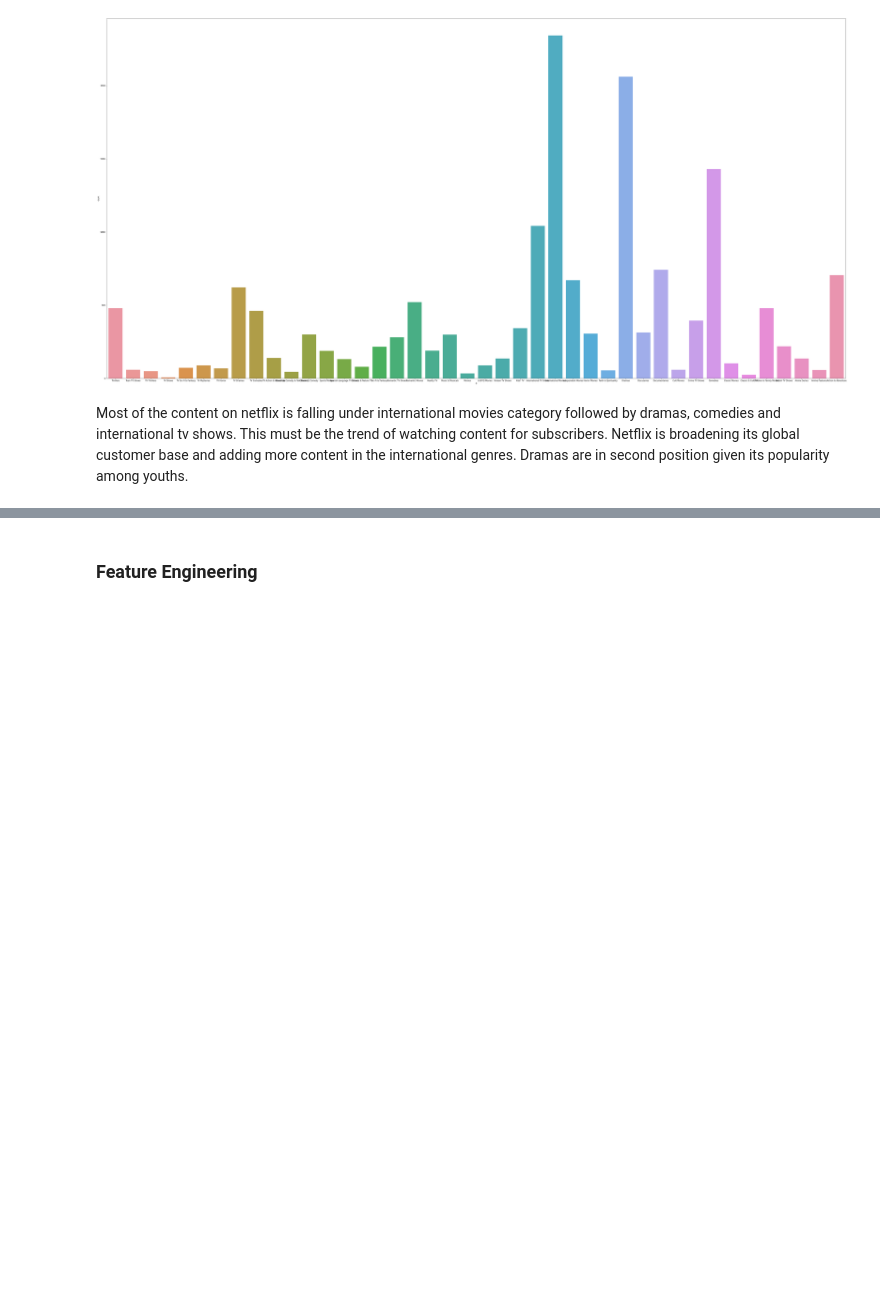
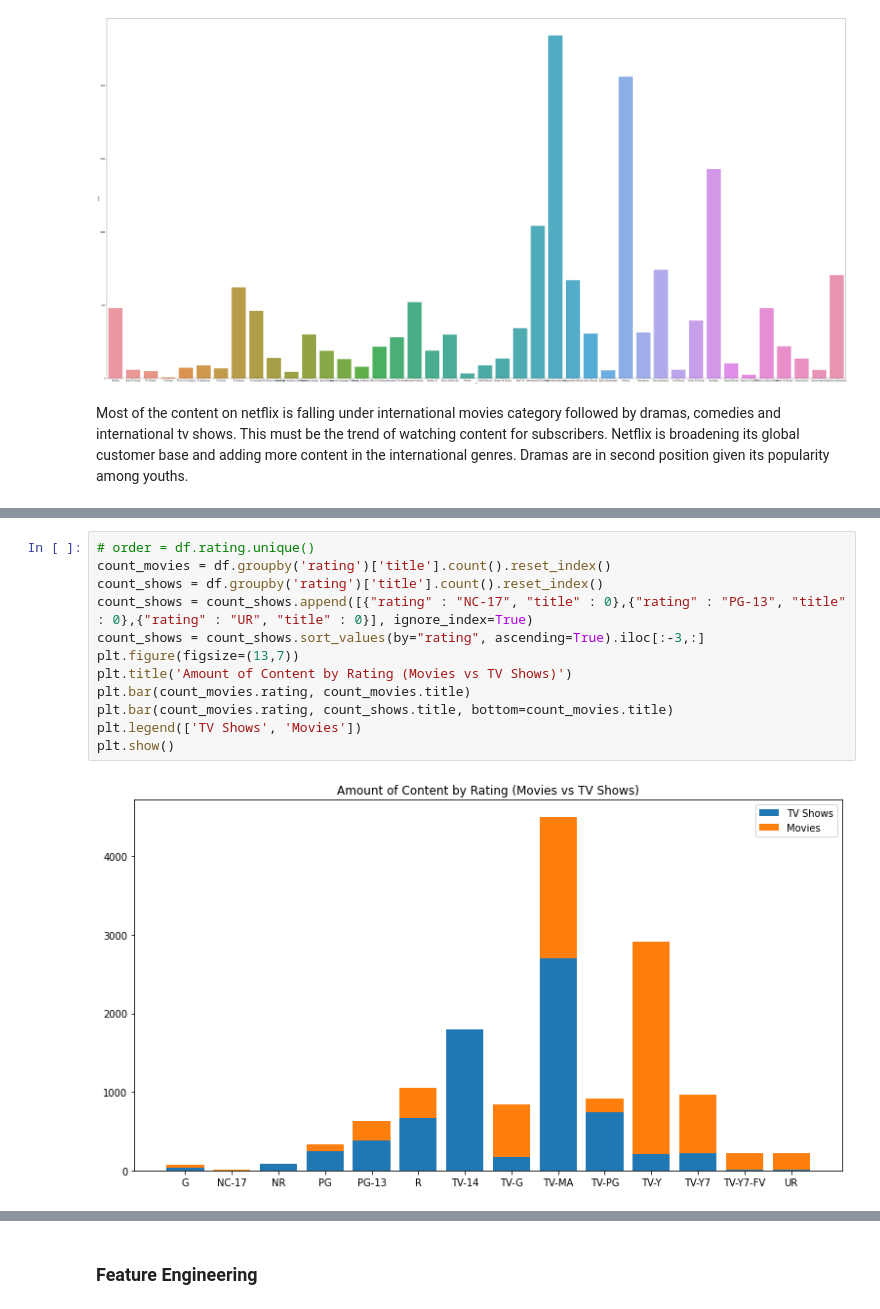
Before and after one commit to Shashwat-spyder/Netflix-movies-and-tv-shows-recommendation-system, a Jupyter notebook: Untitled18.ipynb, the cells around one changed output, grey strips where cells are left out. Saved outputs shown, nothing was run; the diff lists cells and outputs as text; blank space fills up the shorter version.

```diff
--- a/Untitled18.ipynb
+++ b/Untitled18.ipynb
@@ -523,0 +535,14 @@ plt.show()
+# %%
+# order = df.rating.unique()
+count_movies = df.groupby('rating')['title'].count().reset_index()
+count_shows = df.groupby('rating')['title'].count().reset_index()
+count_shows = count_shows.append([{"rating" : "NC-17", "title" : 0},{"rating" : "PG-13", "title" : 0},{"rating" : "UR", "title" : 0}], ignore_index=True)
+count_shows = count_shows.sort_values(by="rating", ascending=True).iloc[:-3,:]
+plt.figure(figsize=(13,7))
+plt.title('Amount of Content by Rating (Movies vs TV Shows)')
+plt.bar(count_movies.rating, count_movies.title)
+plt.bar(count_movies.rating, count_shows.title, bottom=count_movies.title)
+plt.legend(['TV Shows', 'Movies'])
+plt.show()
+# %% [output]
+[figure, added]
```
Also changed, not shown: parts of 24 cells of this notebook.
